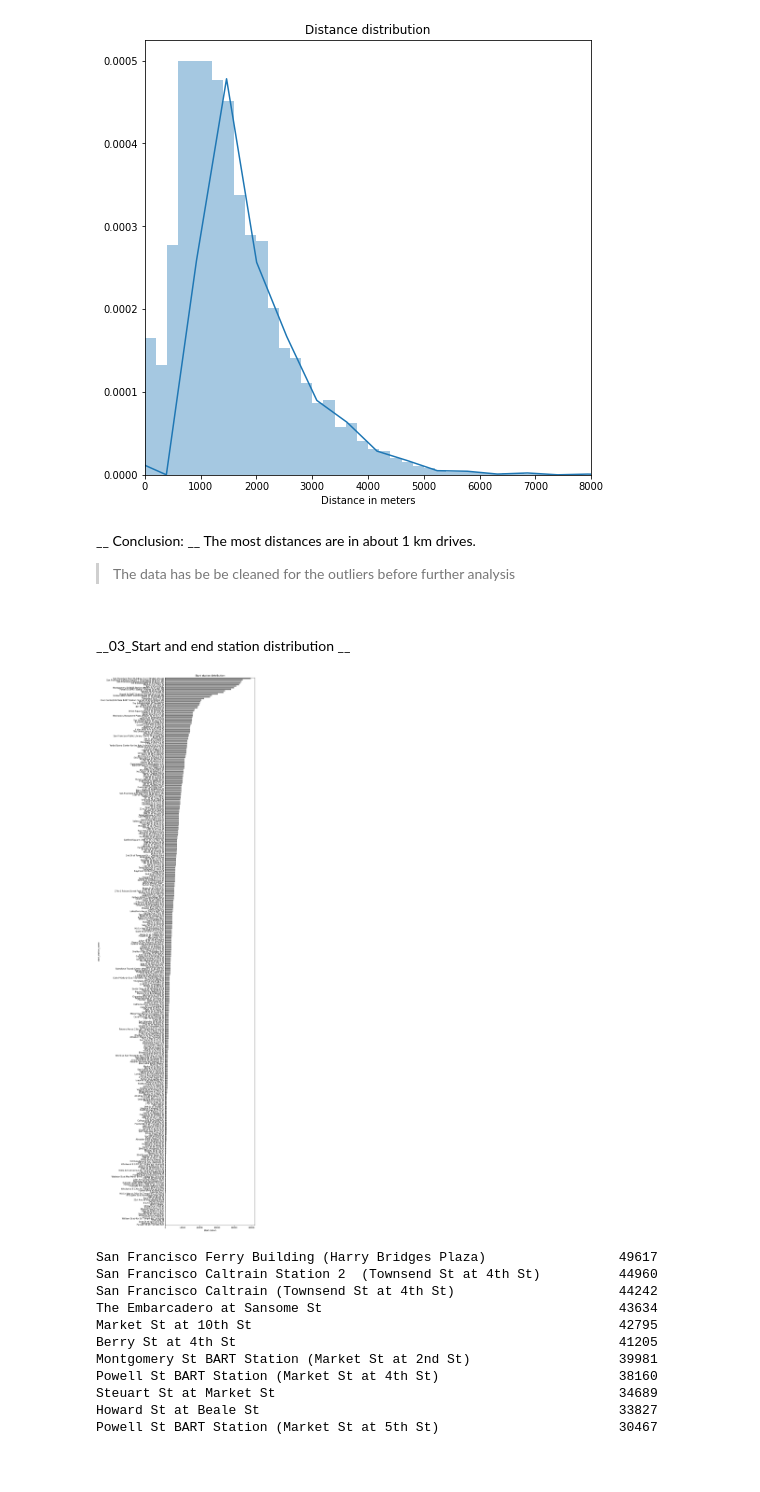
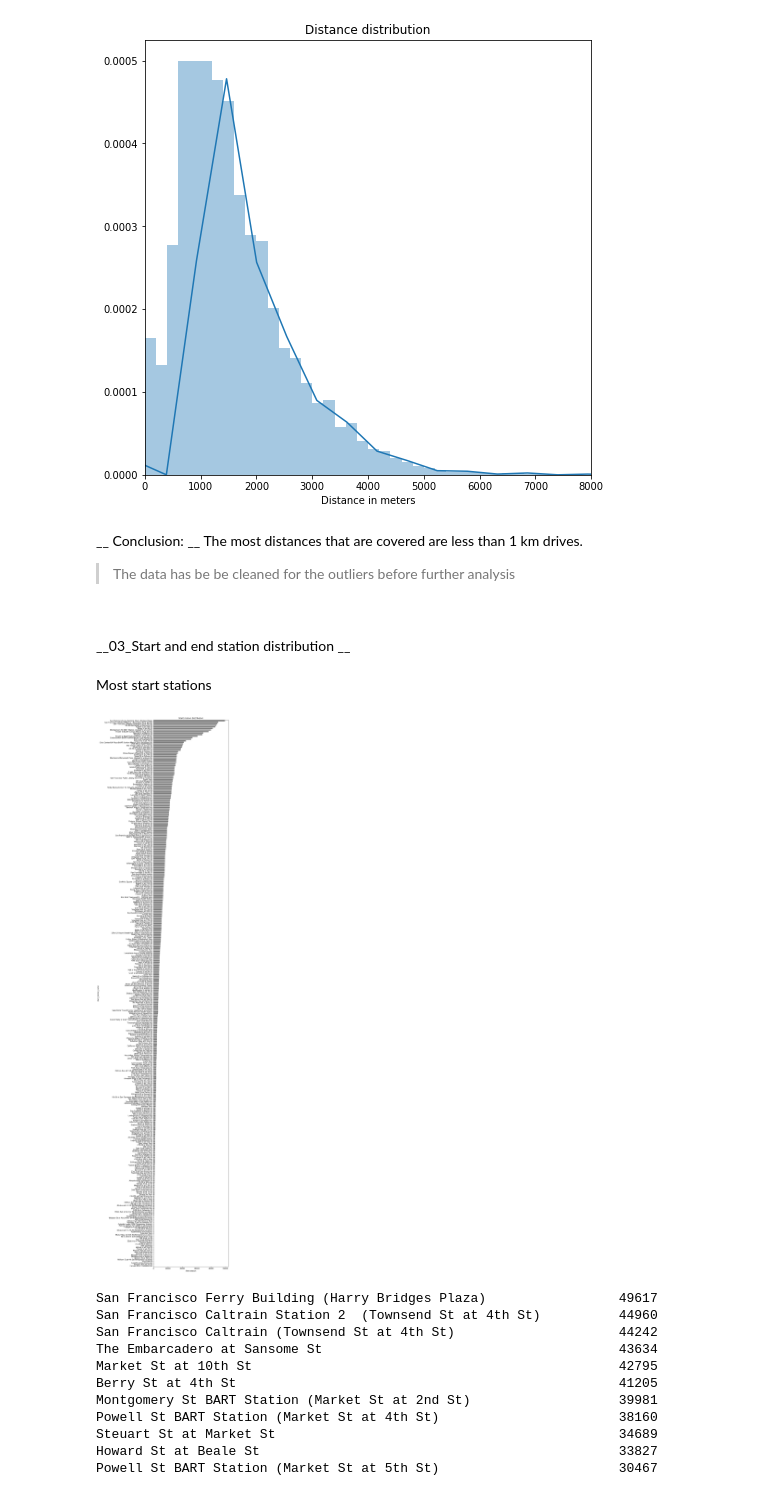
Before and after one commit to BoehnerTobias/Data-Visualization, a Jupyter notebook: Visualization_project.ipynb, the cells around one changed output. Cells and saved outputs as stored; diff of their text form; code cells hidden in the pictures; blank space fills up the shorter version.

```diff
--- a/Visualization_project.ipynb
+++ b/Visualization_project.ipynb
@@ -749,21 +757,23 @@ plt.xlabel('Distance in meters');
 # %% [output]
 [figure]
 # %% [markdown]
-__ Conclusion: __ The most distances are in about 1 km drives.
+__ Conclusion: __ The most distances that are covered are less than 1 km drives.
 
 > The data has be be cleaned for the outliers before further analysis
 # %% [markdown]
 <br>
 __03_Start and end station distribution __
+# %% [markdown]
+Most start stations
 # %%
-plt.figure(figsize = (8,50))
+plt.figure(figsize = (8,60))
 
 sb.countplot(data = dfc, y = 'start_station_name', color = 'grey', order = dfc.start_station_name.value_counts().index)
 
 plt.title('Start station distribution')
 plt.xlabel('Start station');
 # %% [output]
-[figure, old version]
+[figure, new version]
 # %%
 dfc.start_station_name.value_counts().head(50)
 # %% [output]
```
Also changed, not shown: parts of 91 cells of this notebook, 1 other file.
